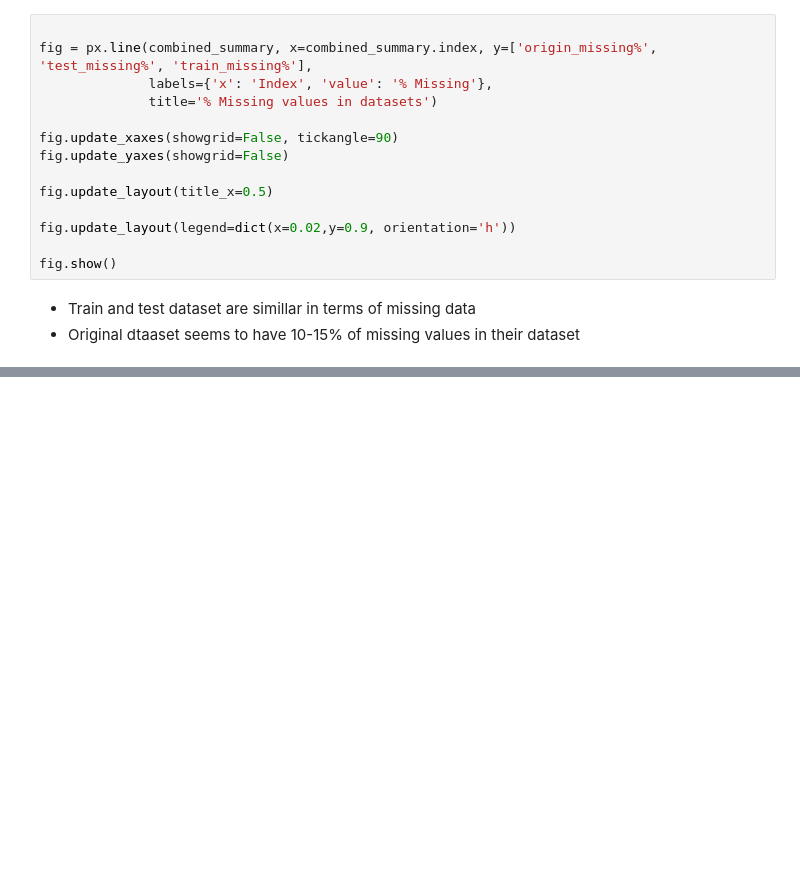
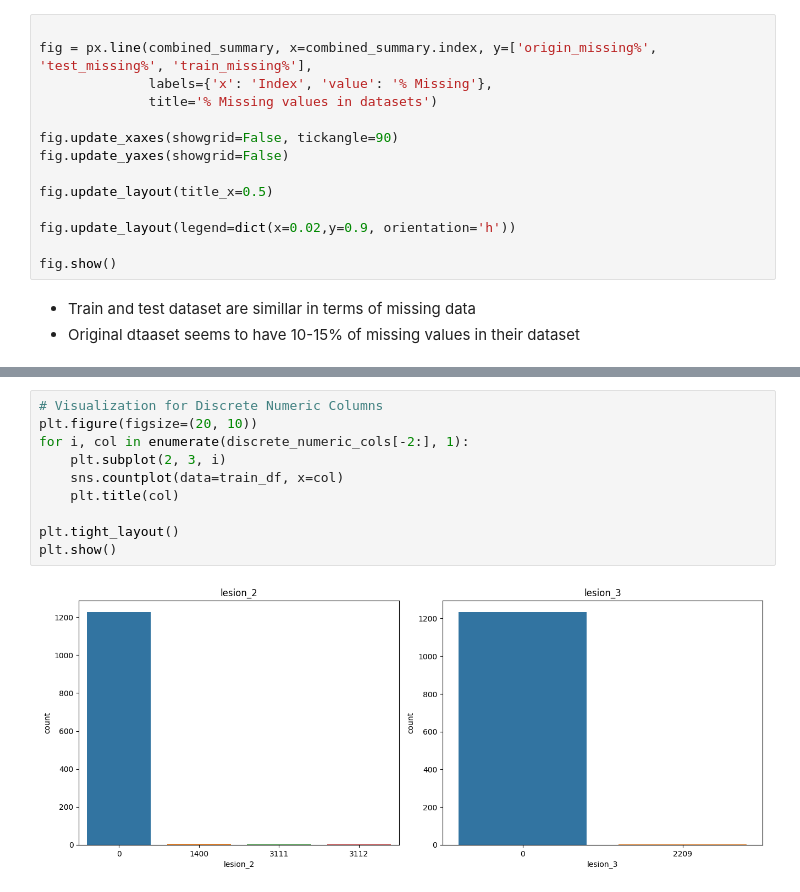
Before and after one commit to D-Aditya-Amarnath/Horse-Medical-Condition-Kaggle-S3E22, a Jupyter notebook: S3E22.ipynb, the cells around one changed output, grey strips where cells are left out. Saved outputs shown, nothing was run; the diff lists cells and outputs as text; blank space fills up the shorter version.

```diff
--- a/S3E22.ipynb
+++ b/S3E22.ipynb
@@ -85,0 +215,12 @@ fig.show()
+# %%
+# Visualization for Discrete Numeric Columns
+plt.figure(figsize=(20, 10))
+for i, col in enumerate(discrete_numeric_cols[-2:], 1):
+    plt.subplot(2, 3, i)
+    sns.countplot(data=train_df, x=col)
+    plt.title(col)
+
+plt.tight_layout()
+plt.show()
+# %% [output]
+[figure, added]
```
Also changed, not shown: parts of 33 cells of this notebook.
